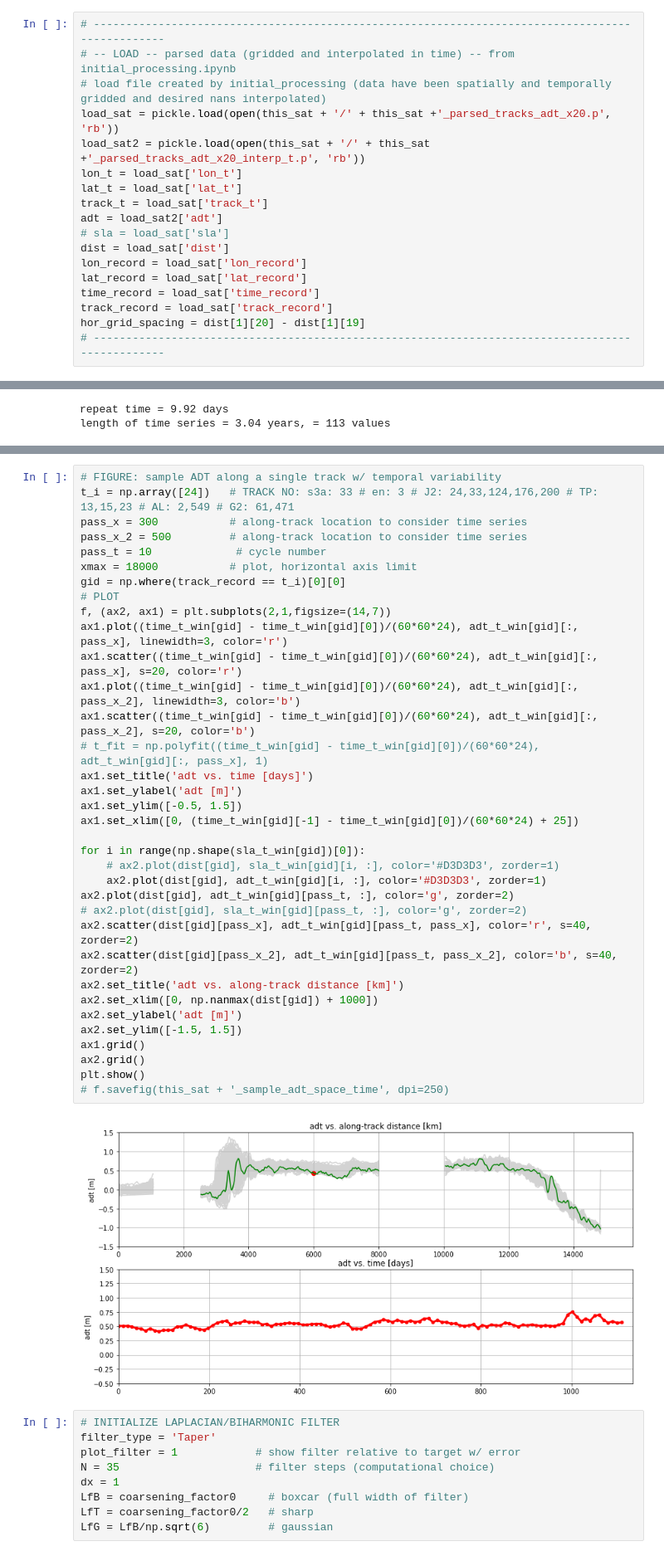
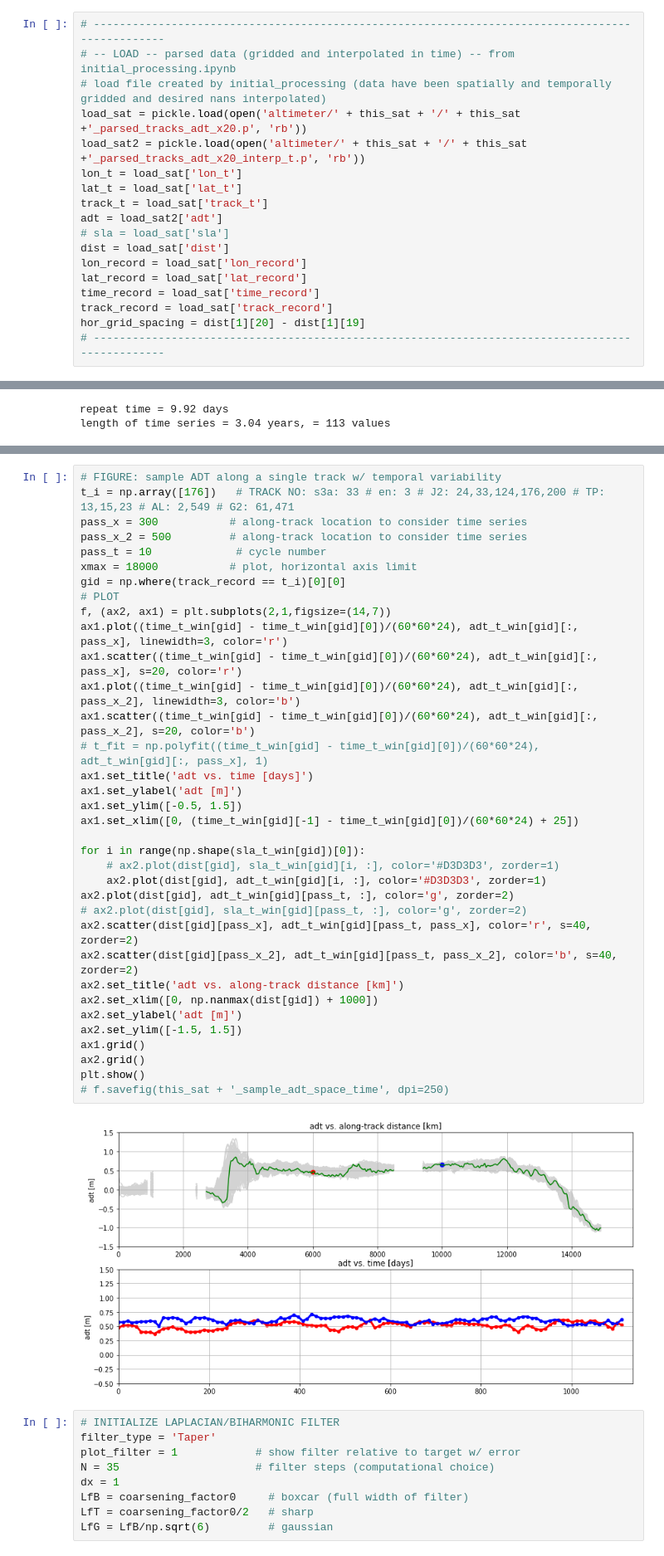
Before and after one commit to ocean-eddy-cpt/WP1T2-2D-EKE-Analysis, a Jupyter notebook: global_along_track.ipynb, the cells around one changed output, grey strips where cells are left out. Shown at 83% size. Cells and saved outputs as stored; diff of their text form.

```diff
--- a/global_along_track.ipynb
+++ b/global_along_track.ipynb
@@ -55,8 +55,8 @@ lat_n = 65
 # ------------------------------------------------------------------------------------------------
 # -- LOAD -- parsed data (gridded and interpolated in time) -- from initial_processing.ipynb
 # load file created by initial_processing (data have been spatially and temporally gridded and desired nans interpolated)
-load_sat = pickle.load(open(this_sat + '/' + this_sat +'_parsed_tracks_adt_x20.p', 'rb'))
-load_sat2 = pickle.load(open(this_sat + '/' + this_sat +'_parsed_tracks_adt_x20_interp_t.p', 'rb'))
+load_sat = pickle.load(open('altimeter/' + this_sat + '/' + this_sat +'_parsed_tracks_adt_x20.p', 'rb'))
+load_sat2 = pickle.load(open('altimeter/' + this_sat + '/' + this_sat +'_parsed_tracks_adt_x20_interp_t.p', 'rb'))
 lon_t = load_sat['lon_t']
 lat_t = load_sat['lat_t']
 track_t = load_sat['track_t']
@@ -157,41 +157,41 @@ if save_f:
 [figure]
 # %%
 # FIGURE: sample ADT along a single track w/ temporal variability
-t_i = np.array([24])   # TRACK NO: s3a: 33 # en: 3 # J2: 24,33,124,176,200 # TP: 13,15,23 # AL: 2,549 # G2: 61,471
+t_i = np.array([176])   # TRACK NO: s3a: 33 # en: 3 # J2: 24,33,124,176,200 # TP: 13,15,23 # AL: 2,549 # G2: 61,471
 pass_x = 300           # along-track location to consider time series
 pass_x_2 = 500         # along-track location to consider time series
 pass_t = 10             # cycle number
 xmax = 18000           # plot, horizontal axis limit
 gid = np.where(track_record == t_i)[0][0]
 # PLOT
 f, (ax2, ax1) = plt.subplots(2,1,figsize=(14,7))
 ax1.plot((time_t_win[gid] - time_t_win[gid][0])/(60*60*24), adt_t_win[gid][:, pass_x], linewidth=3, color='r')
 ax1.scatter((time_t_win[gid] - time_t_win[gid][0])/(60*60*24), adt_t_win[gid][:, pass_x], s=20, color='r')
 ax1.plot((time_t_win[gid] - time_t_win[gid][0])/(60*60*24), adt_t_win[gid][:, pass_x_2], linewidth=3, color='b')
 ax1.scatter((time_t_win[gid] - time_t_win[gid][0])/(60*60*24), adt_t_win[gid][:, pass_x_2], s=20, color='b')
 # t_fit = np.polyfit((time_t_win[gid] - time_t_win[gid][0])/(60*60*24), adt_t_win[gid][:, pass_x], 1)
 ax1.set_title('adt vs. time [days]')
 ax1.set_ylabel('adt [m]')
 ax1.set_ylim([-0.5, 1.5])
 ax1.set_xlim([0, (time_t_win[gid][-1] - time_t_win[gid][0])/(60*60*24) + 25])
 
 for i in range(np.shape(sla_t_win[gid])[0]):
     # ax2.plot(dist[gid], sla_t_win[gid][i, :], color='#D3D3D3', zorder=1)
     ax2.plot(dist[gid], adt_t_win[gid][i, :], color='#D3D3D3', zorder=1)
 ax2.plot(dist[gid], adt_t_win[gid][pass_t, :], color='g', zorder=2)
 # ax2.plot(dist[gid], sla_t_win[gid][pass_t, :], color='g', zorder=2)
 ax2.scatter(dist[gid][pass_x], adt_t_win[gid][pass_t, pass_x], color='r', s=40, zorder=2)
 ax2.scatter(dist[gid][pass_x_2], adt_t_win[gid][pass_t, pass_x_2], color='b', s=40, zorder=2)
 ax2.set_title('adt vs. along-track distance [km]')
 ax2.set_xlim([0, np.nanmax(dist[gid]) + 1000])
 ax2.set_ylabel('adt [m]')
 ax2.set_ylim([-1.5, 1.5])
 ax1.grid()
 ax2.grid()
 plt.show()
 # f.savefig(this_sat + '_sample_adt_space_time', dpi=250)
 # %% [output]
-[figure, old version]
+[figure, new version]
 # %%
 # INITIALIZE LAPLACIAN/BIHARMONIC FILTER
 filter_type = 'Taper'
```
Also changed, not shown: parts of 2 cells of this notebook, 2 other files.
